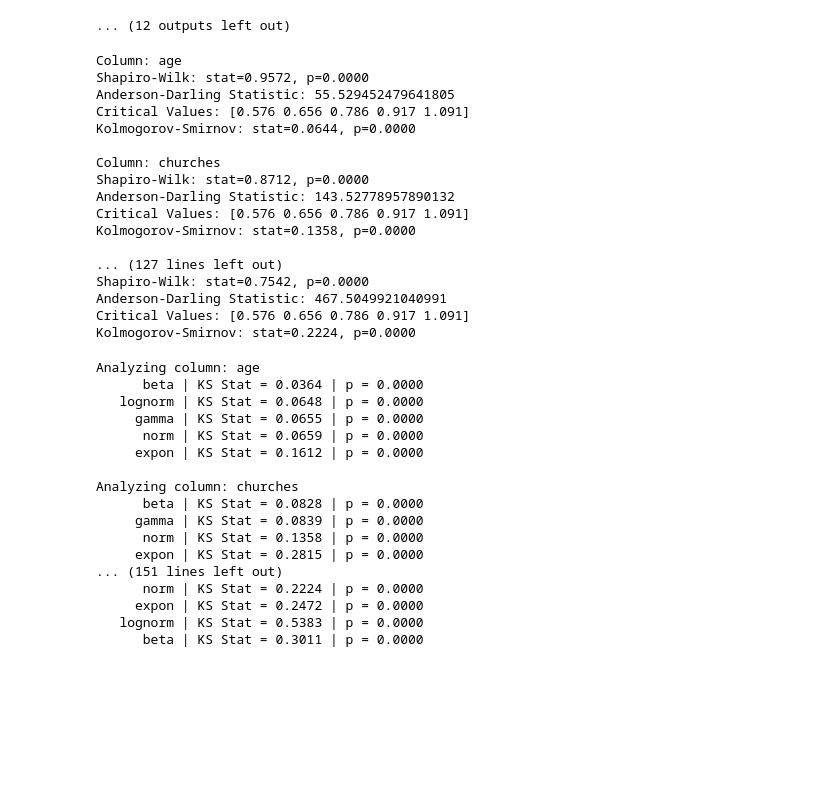
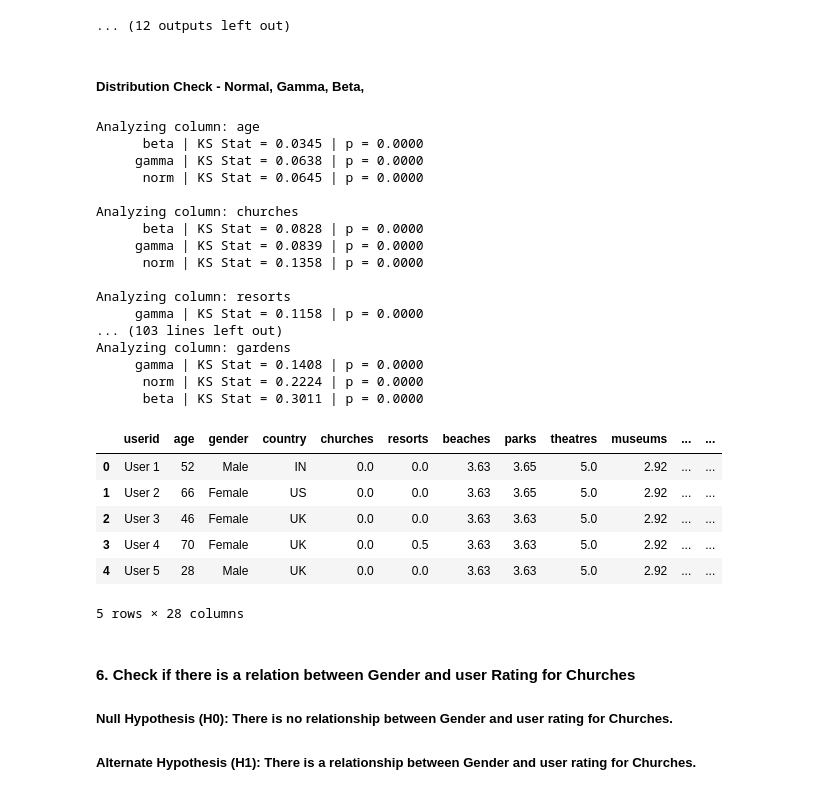
Before and after one commit to BPALAN-USD/AAI_500_GROUP_12, a Jupyter notebook: TravelReviews.ipynb, the cells around one changed output. Saved outputs shown, nothing was run; the diff lists cells and outputs as text; code cells hidden in the pictures; blank space fills up the shorter version.

Commit message:
Perform the T-Test Analysis

```diff
--- a/TravelReviews.ipynb
+++ b/TravelReviews.ipynb
@@ -266,47 +282,11 @@ for col in df_user_travel_reviews.select_dtypes(include=['float64', 'int64']).co
 [figure]
 [figure]
 ... (12 outputs left out)
-# %%
-from scipy.stats import shapiro, anderson, kstest
-
-for col in df_user_travel_reviews.select_dtypes(include=['float64', 'int64']).columns:
-    print(f'\nColumn: {col}')
-
-    data = df_user_travel_reviews[col].dropna()
-
-    # Shapiro-Wilk Test (for small-medium datasets)
-    stat, p = shapiro(data)
-    print(f'Shapiro-Wilk: stat={stat:.4f}, p={p:.4f}')
-
-    # Anderson-Darling Test
-    result = anderson(data, dist='norm')
-    print('Anderson-Darling Statistic:', result.statistic)
-    print('Critical Values:', result.critical_values)
-
-    # Kolmogorov-Smirnov (optional)
-    d_stat, d_p = kstest(data, 'norm', args=(data.mean(), data.std()))
-    print(f'Kolmogorov-Smirnov: stat={d_stat:.4f}, p={d_p:.4f}')
-# %% [output]
-Column: age
-Shapiro-Wilk: stat=0.9572, p=0.0000
-Anderson-Darling Statistic: 55.529452479641805
-Critical Values: [0.576 0.656 0.786 0.917 1.091]
-Kolmogorov-Smirnov: stat=0.0644, p=0.0000
-
-Column: churches
-Shapiro-Wilk: stat=0.8712, p=0.0000
-Anderson-Darling Statistic: 143.52778957890132
-Critical Values: [0.576 0.656 0.786 0.917 1.091]
-Kolmogorov-Smirnov: stat=0.1358, p=0.0000
-
-... (127 lines left out)
-Shapiro-Wilk: stat=0.7542, p=0.0000
-Anderson-Darling Statistic: 467.5049921040991
-Critical Values: [0.576 0.656 0.786 0.917 1.091]
-Kolmogorov-Smirnov: stat=0.2224, p=0.0000
+# %% [markdown]
+##### Distribution Check - Normal, Gamma, Beta,
 # %%
 # === Define distributions to check ===
-distributions = ['norm', 'gamma', 'expon', 'lognorm', 'beta']
+distributions = ['norm', 'gamma', 'beta']
 
 # === Function to fit distributions and compute KS test ===
 def analyze_distribution(series, dists):
@@ -343,19 +323,34 @@ def analyze_dataframe_distributions(df, dists):
 distribution_summary = analyze_dataframe_distributions(df_user_travel_reviews, distributions)
 # %% [output]
 Analyzing column: age
-      beta | KS Stat = 0.0364 | p = 0.0000
-   lognorm | KS Stat = 0.0648 | p = 0.0000
-     gamma | KS Stat = 0.0655 | p = 0.0000
-      norm | KS Stat = 0.0659 | p = 0.0000
-     expon | KS Stat = 0.1612 | p = 0.0000
+      beta | KS Stat = 0.0345 | p = 0.0000
+     gamma | KS Stat = 0.0638 | p = 0.0000
+      norm | KS Stat = 0.0645 | p = 0.0000
 
 Analyzing column: churches
       beta | KS Stat = 0.0828 | p = 0.0000
      gamma | KS Stat = 0.0839 | p = 0.0000
       norm | KS Stat = 0.1358 | p = 0.0000
-     expon | KS Stat = 0.2815 | p = 0.0000
-... (151 lines left out)
+
+Analyzing column: resorts
+     gamma | KS Stat = 0.1158 | p = 0.0000
+... (103 lines left out)
+Analyzing column: gardens
+     gamma | KS Stat = 0.1408 | p = 0.0000
       norm | KS Stat = 0.2224 | p = 0.0000
-     expon | KS Stat = 0.2472 | p = 0.0000
-   lognorm | KS Stat = 0.5383 | p = 0.0000
       beta | KS Stat = 0.3011 | p = 0.0000
+# %%
+display(df_user_travel_reviews.head())
+# %% [output]
+|  | userid | age | gender | country | churches | resorts | beaches | parks | theatres | museums | ... | ... |
+| 0 | User 1 | 52 | Male | IN | 0.0 | 0.0 | 3.63 | 3.65 | 5.0 | 2.92 | ... | ... |
+| 1 | User 2 | 66 | Female | US | 0.0 | 0.0 | 3.63 | 3.65 | 5.0 | 2.92 | ... | ... |
+| 2 | User 3 | 46 | Female | UK | 0.0 | 0.0 | 3.63 | 3.63 | 5.0 | 2.92 | ... | ... |
+| 3 | User 4 | 70 | Female | UK | 0.0 | 0.5 | 3.63 | 3.63 | 5.0 | 2.92 | ... | ... |
+| 4 | User 5 | 28 | Male | UK | 0.0 | 0.0 | 3.63 | 3.63 | 5.0 | 2.92 | ... | ... |
+5 rows × 28 columns
+# %% [markdown]
+#### 6. Check if there is a relation between Gender and user Rating for Churches
+
+##### Null Hypothesis (H0): There is no relationship between Gender and user rating for Churches.
+##### Alternate Hypothesis (H1): There is a relationship between Gender and user rating for Churches.
```
Also changed, not shown: parts of 13 cells of this notebook.
